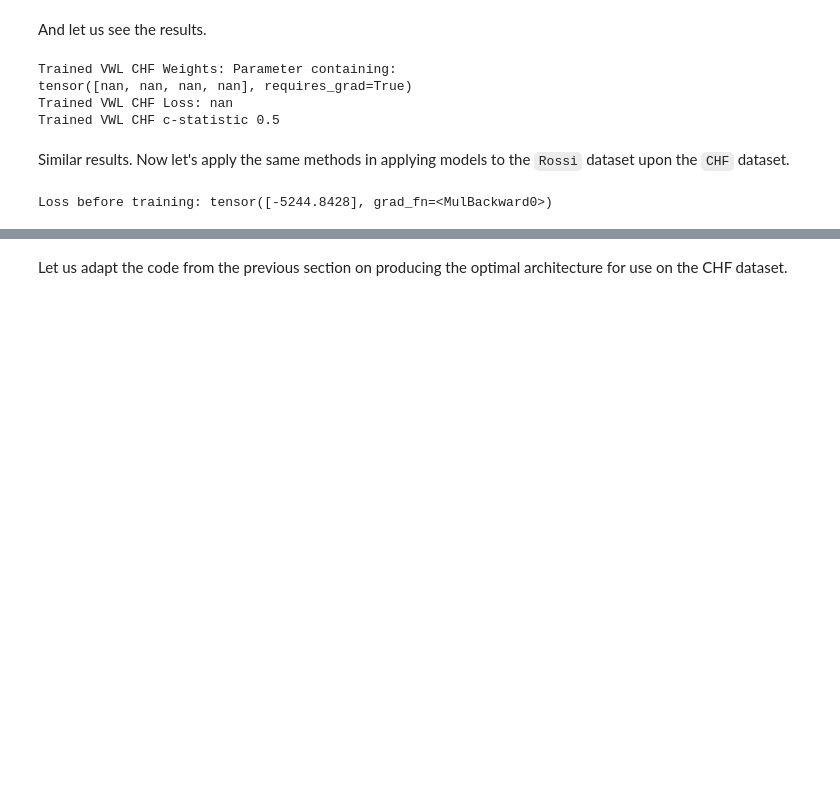
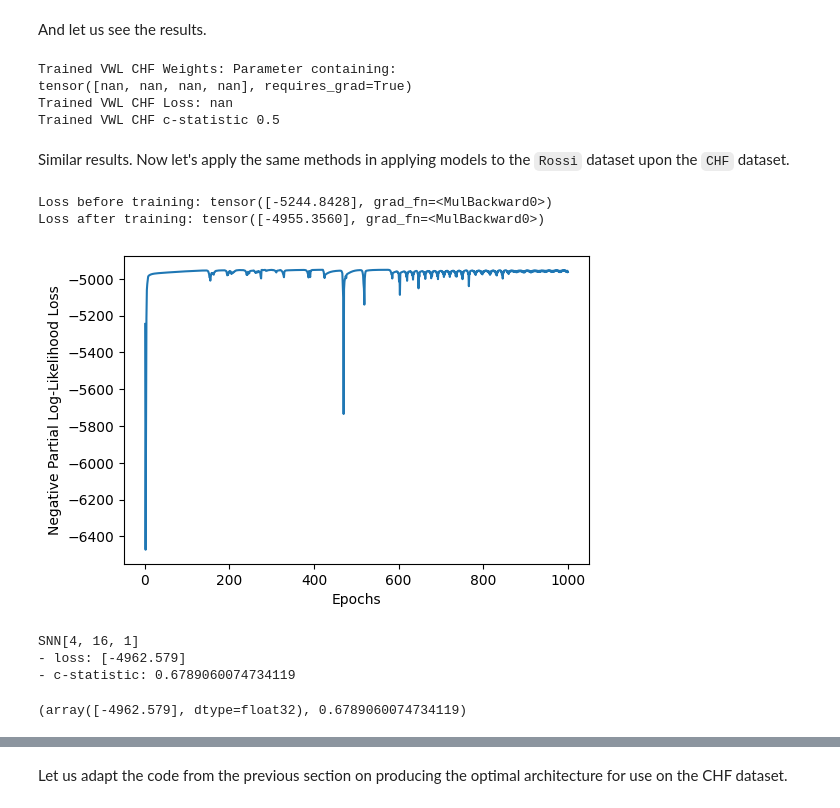
Before and after one commit to omariosc/survival-analysis, a Jupyter notebook: code.ipynb, the cells around one changed output, grey strips where cells are left out. Drawn from its saved outputs; the diff is of its cells as text; code cells hidden in the pictures; blank space fills up the shorter version.

```diff
--- a/code.ipynb
+++ b/code.ipynb
@@ -1669,10 +1628,16 @@ Similar results. Now let's apply the same methods in applying models to the `Ros
 # %%
 # Test the simple model on the CHF data set
 chf_input_size = chf.shape[1] - 2  # Number of input features (excluding censor and time variables)
 chf_hidden_size = chf_input_size*chf_input_size  # Number of hidden units
 chf_output_size = 1  # Number of output units
-chf_net_nn = SNN(chf_input_size, chf_hidden_size)
+chf_snn = SNN(chf_input_size, chf_hidden_size)
 # Train model
-test_nn(chf, 'StatusDeath', 'TimeDeath', chf_net_nn, 0.0001, 1000, True)
+test_nn(chf, 'StatusDeath', 'TimeDeath', chf_snn, 0.0001, 1000, True)
 # %% [output]
 Loss before training: tensor([-5244.8428], grad_fn=<MulBackward0>)
+Loss after training: tensor([-4955.3560], grad_fn=<MulBackward0>)
+[figure, added]
+SNN[4, 16, 1]
+- loss: [-4962.579]
+- c-statistic: 0.6789060074734119
+(array([-4962.579], dtype=float32), 0.6789060074734119)
```
Also changed, not shown: parts of 54 cells of this notebook.
